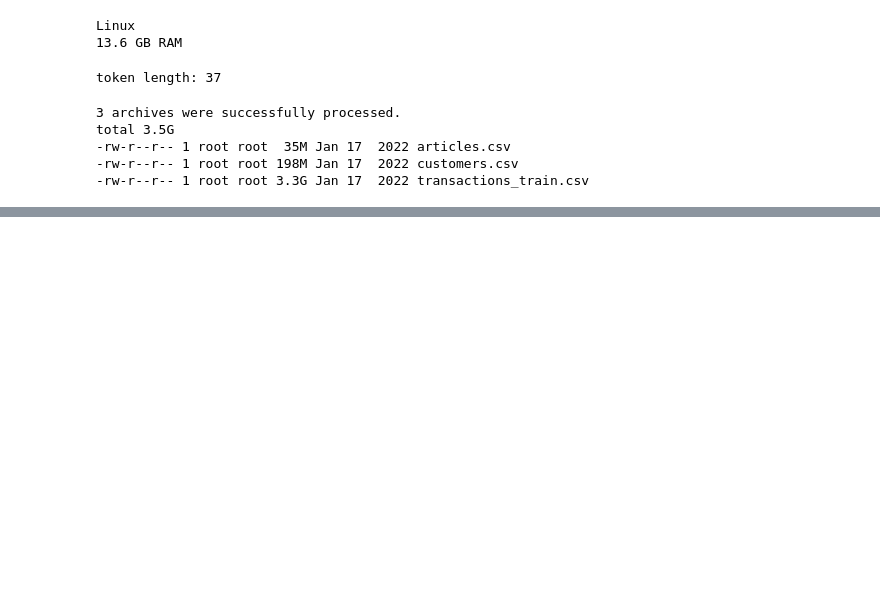
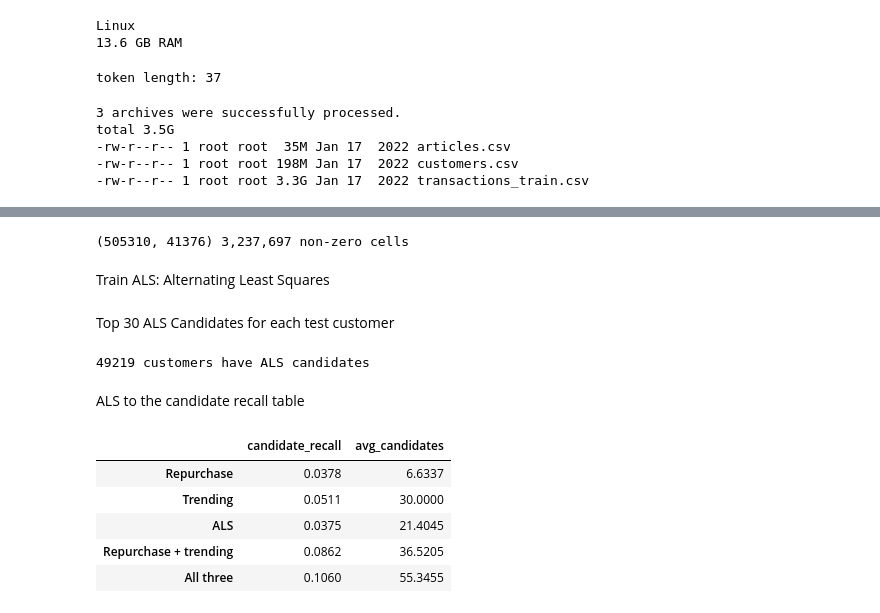
Before and after one commit to WoahImCoding/ecommerce-recommender, a Jupyter notebook: notebooks/04_candidates.ipynb, the cells around one changed output, grey strips where cells are left out. Drawn from its saved outputs; the diff is of its cells as text; code cells hidden in the pictures; blank space fills up the shorter version.

```diff
--- a/notebooks/04_candidates.ipynb
+++ b/notebooks/04_candidates.ipynb
@@ -47,0 +161,10 @@ ModuleNotFoundError: No module named 'src'
+# %%
+rep = (hist.groupby(["cust", "article_id"])
+           .agg(last_day=("t_dat", "max"), n_bought=("t_dat", "size"))
+           .reset_index()
+           .sort_values(["cust", "last_day", "n_bought"], ascending=[True, False, False]))
+rep["rank"] = rep.groupby("cust").cumcount()
+rep = rep[rep["rank"] < 30]
+
+rep_lists = rep.groupby("cust")["article_id"].apply(list).to_dict()
+print(len(rep_lists), "customers have repurchase candidates")
@@ -47,0 +205,69 @@ ModuleNotFoundError: No module named 'src'
+# %%
+import scipy.sparse as sp
+
+hist = hist.copy()
+hist["t_dat"] = pd.to_datetime(hist["t_dat"])
+
+users = hist["cust"].unique()
+items = hist["article_id"].unique()
+u_idx = pd.Series(np.arange(len(users)), index=users)   # customer ID -> matrix row
+i_idx = pd.Series(np.arange(len(items)), index=items)   # article ID  -> matrix column
+
+# Recent purchases count more: weight halves every 28 days
+age_days = (hist["t_dat"].max() - hist["t_dat"]).dt.days.to_numpy()
+weight = (0.5 ** (age_days / 28)).astype(np.float32)
+
+mat = sp.csr_matrix(
+    (weight, (u_idx[hist["cust"]].to_numpy(), i_idx[hist["article_id"]].to_numpy())),
+    shape=(len(users), len(items)),
+)
+print(mat.shape, f"{mat.nnz:,} non-zero cells")
+# %% [output]
+(505310, 41376) 3,237,697 non-zero cells
+# %% [markdown]
+Train ALS: Alternating Least Squares
+# %%
+from implicit.als import AlternatingLeastSquares
+
+als = AlternatingLeastSquares(factors=64, iterations=15, regularization=0.05, random_state=42)
+als.fit(mat)
+# %% [markdown]
+Top 30 ALS Candidates for each test customer
+# %%
+test_users = [c for c in actual if c in u_idx.index]       # ALS only knows customers with history
+rows = u_idx[test_users].to_numpy()
+ids, scores = als.recommend(rows, mat[rows], N=30, filter_already_liked_items=False)
+
+als_lists = {c: items[ids[k]].tolist() for k, c in enumerate(test_users)}
+print(len(als_lists), "customers have ALS candidates")
+# %% [output]
+49219 customers have ALS candidates
+# %% [markdown]
+ALS to the candidate recall table
+# %%
+def union3(c):
+    return set(rep_lists.get(c, [])) | set(trend) | set(als_lists.get(c, []))
+
+pd.DataFrame({
+    "candidate_recall": [
+        candidate_recall(lambda c: rep_lists.get(c, []), actual),
+        candidate_recall(lambda c: trend, actual),
+        candidate_recall(lambda c: als_lists.get(c, []), actual),
+        candidate_recall(union_cands, actual),
+        candidate_recall(union3, actual),
+    ],
+    "avg_candidates": [
+        np.mean([len(rep_lists.get(c, [])) for c in actual]),
+        len(trend),
+        np.mean([len(als_lists.get(c, [])) for c in actual]),
+        np.mean([len(union_cands(c)) for c in actual]),
+        np.mean([len(union3(c)) for c in actual]),
+    ],
+}, index=["Repurchase", "Trending", "ALS", "Repurchase + trending", "All three"]).round(4)
+# %% [output]
+|  | candidate_recall | avg_candidates |
+| Repurchase | 0.0378 | 6.6337 |
+| Trending | 0.0511 | 30.0000 |
+| ALS | 0.0375 | 21.4045 |
+| Repurchase + trending | 0.0862 | 36.5205 |
+| All three | 0.1060 | 55.3455 |
```
Also changed, not shown: parts of 24 cells of this notebook.
